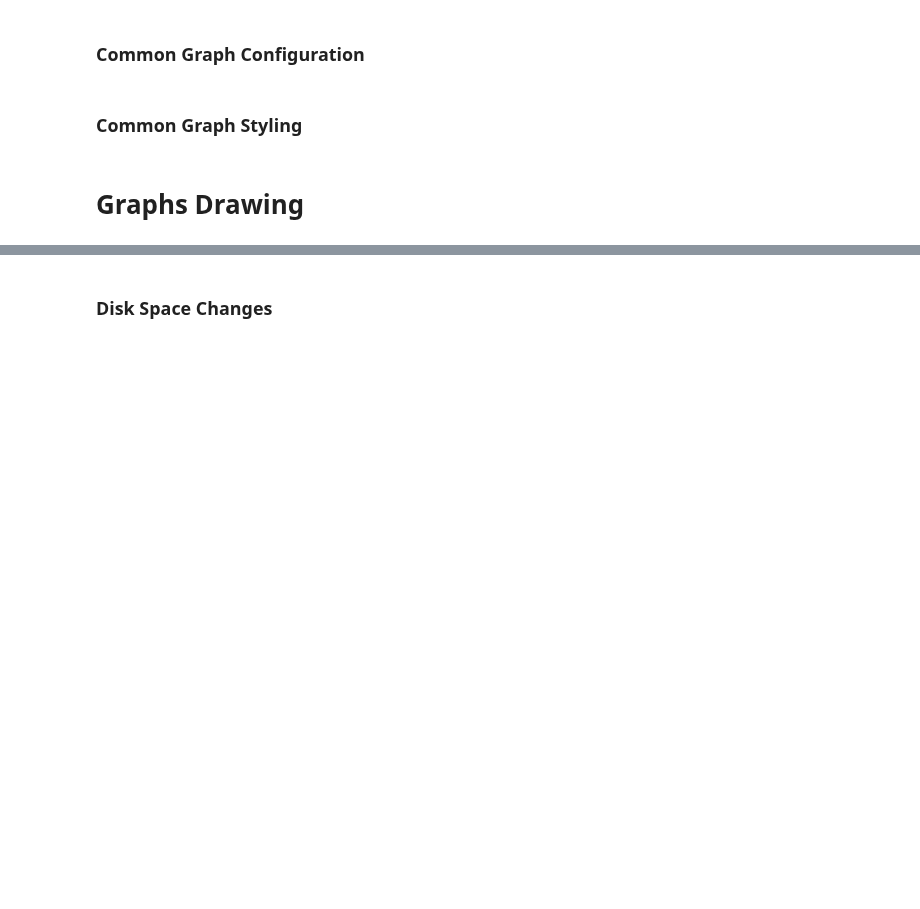
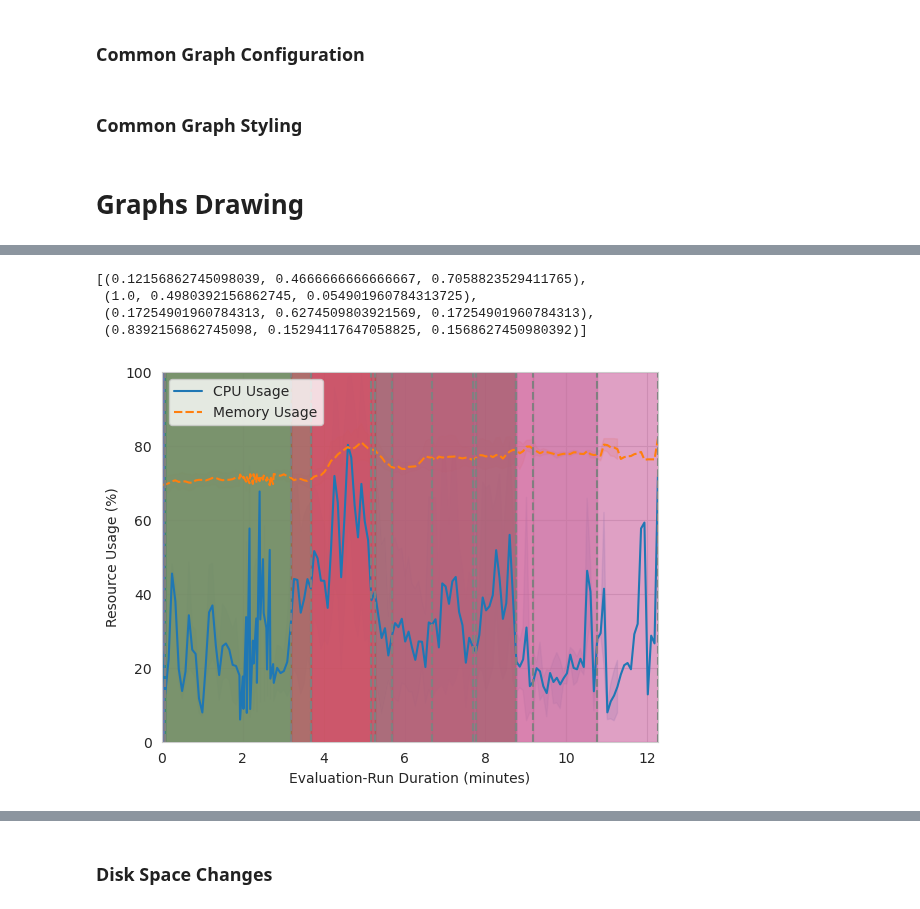
Before and after one commit to oakestra/oakestra-cli, a Jupyter notebook: oak_cli/evaluation/addons/flops/graphs.ipynb, the cells around one changed output, grey strips where cells are left out. Saved outputs shown, nothing was run; the diff lists cells and outputs as text; code cells hidden in the pictures; blank space fills up the shorter version.

```diff
--- a/oak_cli/evaluation/addons/flops/graphs.ipynb
+++ b/oak_cli/evaluation/addons/flops/graphs.ipynb
@@ -272,0 +72,57 @@ sns.barplot(x="Stage", y="Memory Usage (%)", data=df)
+# %%
+#sns.color_palette(palette=flops_palette, n_colors=4)
+#sns.color_palette(palette="hsv", n_colors=4)
+sns.color_palette(palette="tab10", n_colors=4)
+# %% [output]
+[(0.12156862745098039, 0.4666666666666667, 0.7058823529411765),
+ (1.0, 0.4980392156862745, 0.054901960784313725),
+ (0.17254901960784313, 0.6274509803921569, 0.17254901960784313),
+ (0.8392156862745098, 0.15294117647058825, 0.1568627450980392)]
+# %%
+fig, ax = plt.subplots()
+
+df = df[df[ResourcesCSVKeys.EVALUATION_RUN_ID.value] == 1]
+
+sns.lineplot(data=df[CPU_AND_MEMORY_KEYS])
+
+class Stage_Info(BaseModel):
+    stage: EvaluationRunFLOpsProjectStage
+    start: float = 0
+    end: float = 0
+
+stages: List[Stage_Info] = []
+last_stage = ""
+for index, row in df.iterrows():
+    current_stage = EvaluationRunFLOpsProjectStage(row[FLOpsExclusiveCSVKeys.FLOPS_PROJECT_STAGE.value])
+
+    if last_stage == "":
+        last_stage = current_stage
+        stages.append(Stage_Info(start=0, stage=current_stage))
+
+    if last_stage != current_stage:
+        last_stage = current_stage
+        plt.axvline(x=index, color='grey', linestyle='--', ymax=100)
+        _last_stage = stages[-1]
+        _last_stage.end = float(index)
+        next_stage = Stage_Info(start=index, stage=current_stage)
+        stages.append(next_stage)
+
+stages[-1].end = max(df.index)
+for stage_info in stages:
+    plt.fill_between(
+        (stage_info.start,stage_info.end),
+        100,
+        color=sns.color_palette(palette="tab10", n_colors=len(list(FLOpsExclusiveCSVKeys.FLOPS_PROJECT_STAGE)))[FLOPS_STAGES_INDEX_MAP[stage_info.stage]],
+        #alpha=0.1
+        alpha=0.3
+    )
+
+plt.xlabel(get_evaluation_run_duration_label())
+plt.ylabel("Resource Usage (%)")
+
+plt.xlim([0, max(df.index)])
+plt.ylim(0, 100)
+
+plt.show()
+# %% [output]
+[figure, added]
```
Also changed, not shown: parts of 24 cells of this notebook, 9 other files.
